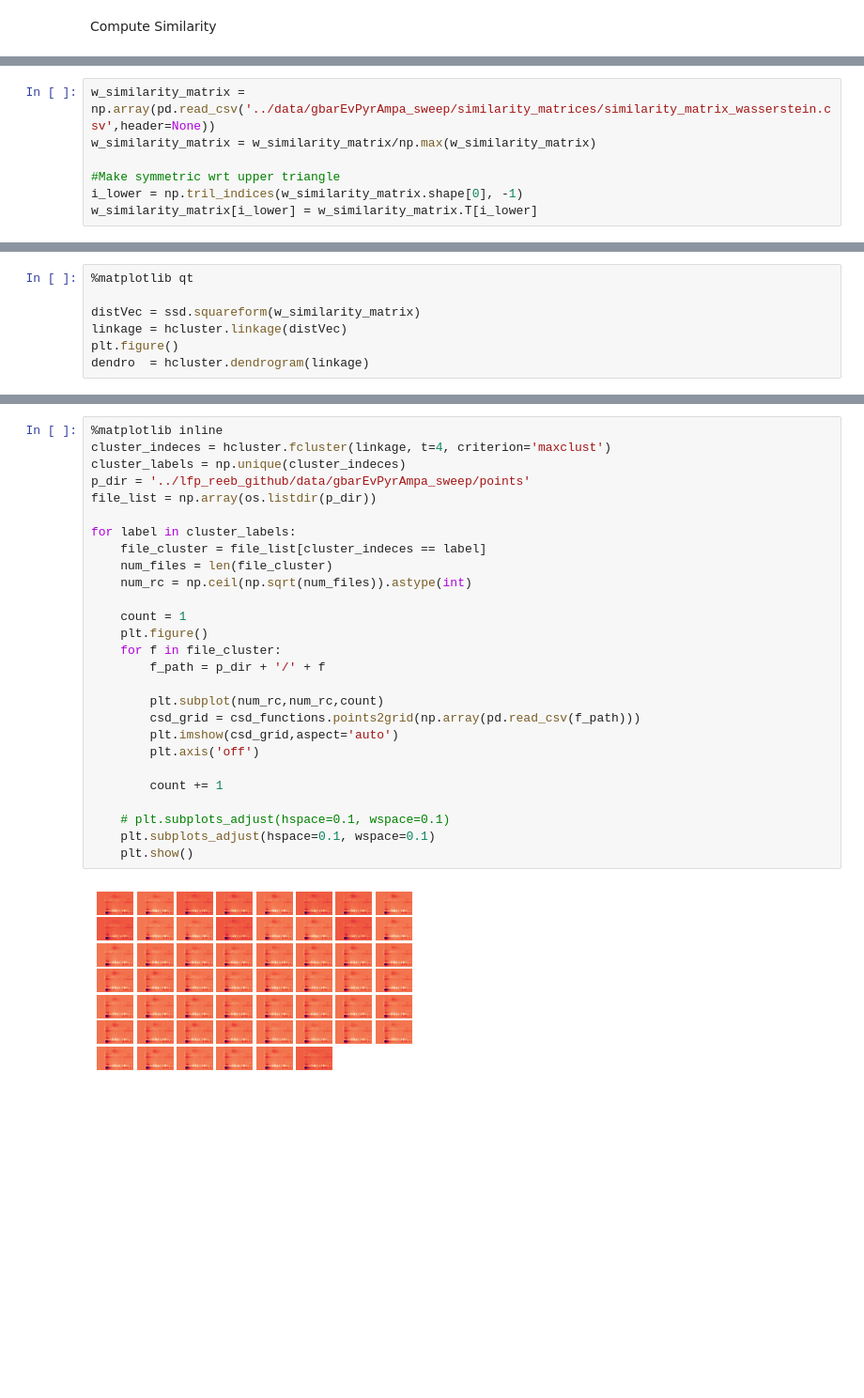
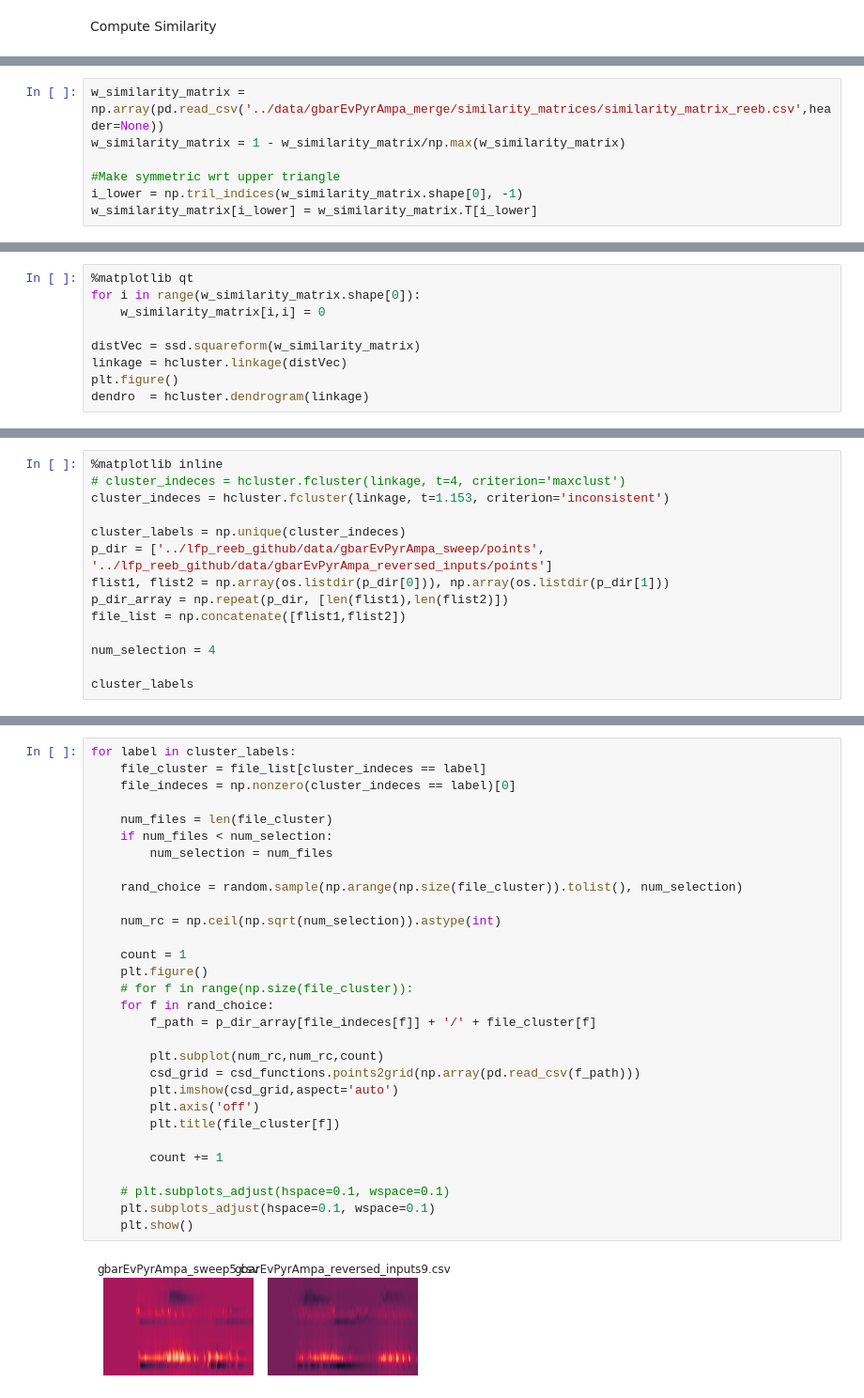
Before and after one commit to ntolley/reeb_matching_github, a Jupyter notebook: code/tree_similarity.ipynb, the cells around one changed output, grey strips where cells are left out. Shown at 94% size. Saved outputs shown, nothing was run; the diff lists cells and outputs as text; blank space fills up the shorter version.

```diff
--- a/code/tree_similarity.ipynb
+++ b/code/tree_similarity.ipynb
@@ -92,6 +73,6 @@ Compare with wasserstein:
 # %%
-w_similarity_matrix = np.array(pd.read_csv('../data/gbarEvPyrAmpa_sweep/similarity_matrices/similarity_matrix_wasserstein.csv',header=None))
-w_similarity_matrix = w_similarity_matrix/np.max(w_similarity_matrix)
+w_similarity_matrix = np.array(pd.read_csv('../data/gbarEvPyrAmpa_merge/similarity_matrices/similarity_matrix_reeb.csv',header=None))
+w_similarity_matrix = 1 - w_similarity_matrix/np.max(w_similarity_matrix)
 
 #Make symmetric wrt upper triangle
 i_lower = np.tril_indices(w_similarity_matrix.shape[0], -1)
@@ -109,5 +90,7 @@ plt.show()
 # %%
 %matplotlib qt
+for i in range(w_similarity_matrix.shape[0]):
+    w_similarity_matrix[i,i] = 0
 
 distVec = ssd.squareform(w_similarity_matrix)
 linkage = hcluster.linkage(distVec)
@@ -117,0 +101,14 @@ dendro  = hcluster.dendrogram(linkage)
+# %%
+%matplotlib inline
+# cluster_indeces = hcluster.fcluster(linkage, t=4, criterion='maxclust')
+cluster_indeces = hcluster.fcluster(linkage, t=1.153, criterion='inconsistent')
+
+cluster_labels = np.unique(cluster_indeces)
+p_dir = ['../lfp_reeb_github/data/gbarEvPyrAmpa_sweep/points', '../lfp_reeb_github/data/gbarEvPyrAmpa_reversed_inputs/points']
+flist1, flist2 = np.array(os.listdir(p_dir[0])), np.array(os.listdir(p_dir[1]))
+p_dir_array = np.repeat(p_dir, [len(flist1),len(flist2)])
+file_list = np.concatenate([flist1,flist2])
+
+num_selection = 4
+
+cluster_labels
@@ -118,29 +120,32 @@ dendro  = hcluster.dendrogram(linkage)
 # %%
-%matplotlib inline
-cluster_indeces = hcluster.fcluster(linkage, t=4, criterion='maxclust')
-cluster_labels = np.unique(cluster_indeces)
-p_dir = '../lfp_reeb_github/data/gbarEvPyrAmpa_sweep/points'
-file_list = np.array(os.listdir(p_dir))
-
 for label in cluster_labels:
     file_cluster = file_list[cluster_indeces == label]
+    file_indeces = np.nonzero(cluster_indeces == label)[0]
+
     num_files = len(file_cluster)
-    num_rc = np.ceil(np.sqrt(num_files)).astype(int)
+    if num_files < num_selection:
+        num_selection = num_files
+
+    rand_choice = random.sample(np.arange(np.size(file_cluster)).tolist(), num_selection)
+
+    num_rc = np.ceil(np.sqrt(num_selection)).astype(int)
 
     count = 1
     plt.figure()
-    for f in file_cluster:
-        f_path = p_dir + '/' + f
+    # for f in range(np.size(file_cluster)):
+    for f in rand_choice:
+        f_path = p_dir_array[file_indeces[f]] + '/' + file_cluster[f]
 
         plt.subplot(num_rc,num_rc,count)
         csd_grid = csd_functions.points2grid(np.array(pd.read_csv(f_path)))
         plt.imshow(csd_grid,aspect='auto')
         plt.axis('off')
+        plt.title(file_cluster[f])
 
         count += 1
 
     # plt.subplots_adjust(hspace=0.1, wspace=0.1)
     plt.subplots_adjust(hspace=0.1, wspace=0.1)
     plt.show()
 # %% [output]
-[figure, old version]
+[figure, new version]
```
Also changed, not shown: parts of 9 cells of this notebook, 1 other file.
